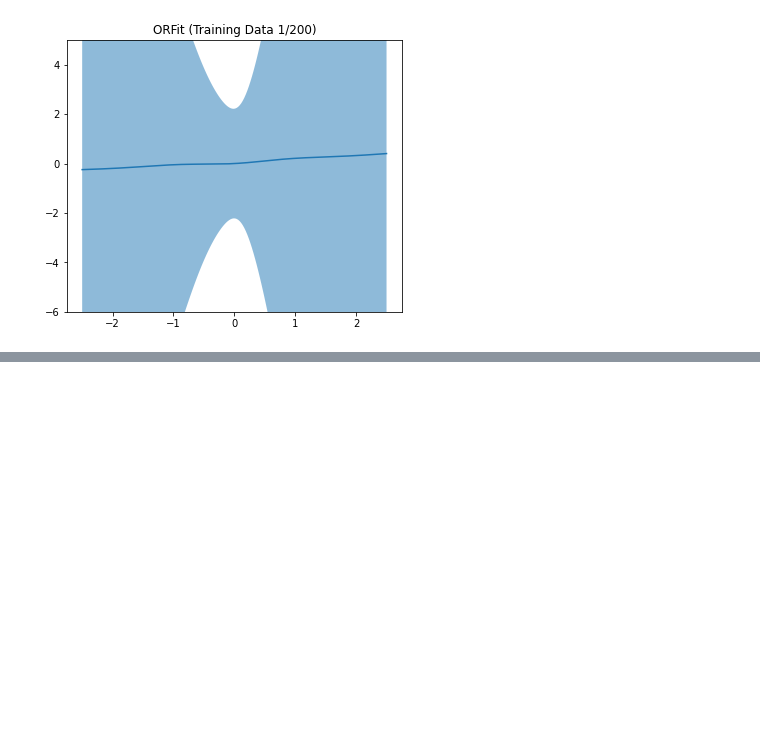
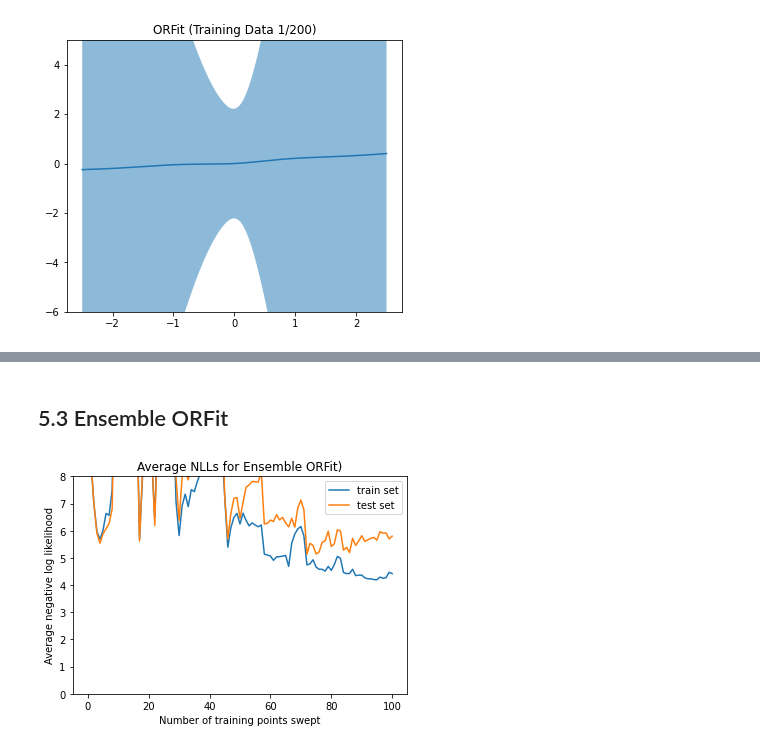
Before and after one commit to probml/dynamax, a Jupyter notebook: dynamax/rebayes/demos/orfit_1d_regression.ipynb, the cells around one changed output, grey strips where cells are left out. Cells and saved outputs as stored; diff of their text form; code cells hidden in the pictures; blank space fills up the shorter version.

```diff
--- a/dynamax/rebayes/demos/orfit_1d_regression.ipynb
+++ b/dynamax/rebayes/demos/orfit_1d_regression.ipynb
@@ -578,0 +699,36 @@ HTML(anim9.to_html5_video())
+# %% [markdown]
+## 5.3 Ensemble ORFit
+# %%
+# Run Ensemble ORFit (Memory size=25, number of models in ensemble=20)
+priors2, ensemble_orfit2 = generate_ensemble_orfit(model_dims5, 25, 20)
+orfit_posteriors2 = [orthogonal_recursive_fitting(params, y3_train, X3_train) for params in ensemble_orfit2]
+orfit_filtered_means2 = jnp.array([
+    jnp.insert(orfit_posteriors2[i].filtered_means, 0, priors2[i].filtered_means, 0)
+     for i in range(len(orfit_posteriors2))
+])
+orfit_filtered_bases2 = jnp.array([
+    jnp.insert(orfit_posteriors2[i].filtered_bases, 0, priors2[i].filtered_bases, 0)
+     for i in range(len(orfit_posteriors2))
+])
+# %%
+def compute_ensemble_nlls(post_means, post_bases, apply_fn, X_eval, y_eval):
+    pred_means = vmap(vmap(vmap(apply_fn, (None, 0)), (0, None)), (0, None))(post_means, X_eval).squeeze()
+    pred_vars = jnp.var(pred_means, axis=0).squeeze()
+    pred_means = jnp.mean(pred_means, axis=0).squeeze()
+
+    nlls = vmap(compute_nll, (1, 1, 0))(pred_means, pred_vars, y_eval).mean(axis=0)
+    return nlls
+# %%
+train_nlls = compute_ensemble_nlls(orfit_filtered_means2, orfit_filtered_bases2, apply_fn5, X3_train, y3_train)
+test_nlls = compute_ensemble_nlls(orfit_filtered_means2, orfit_filtered_bases2, apply_fn5, X3_test, y3_test)
+# %%
+fig, ax = plt.subplots()
+ax.plot(train_nlls, label='train set')
+ax.plot(test_nlls, label='test set')
+ax.set_ylim(0.0, 8.0)
+ax.set_title(f'Average NLLs for Ensemble ORFit)')
+ax.set_xlabel('Number of training points swept')
+ax.set_ylabel('Average negative log likelihood')
+ax.legend();
+# %% [output]
+[figure, added]
```
Also changed, not shown: parts of 21 cells of this notebook.
